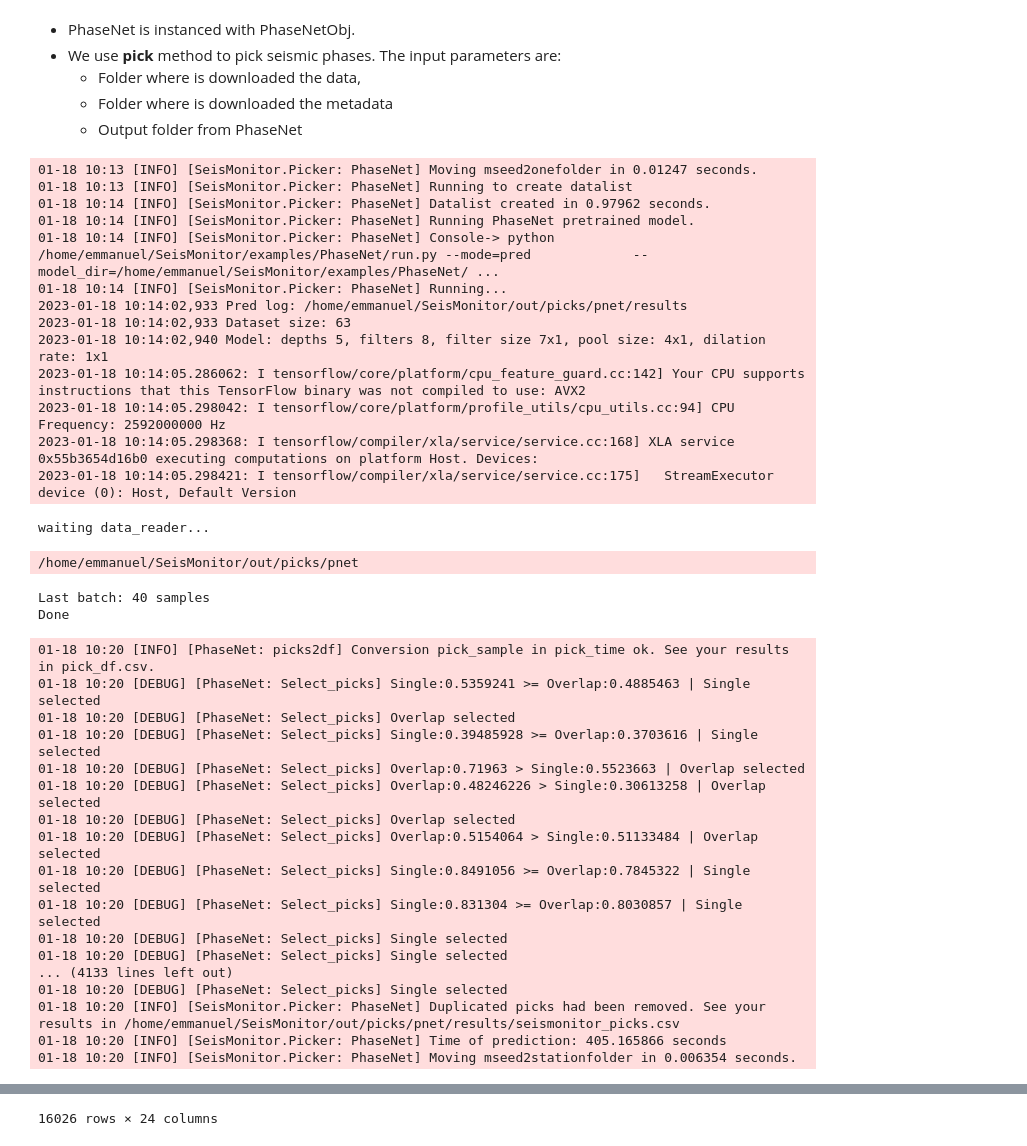
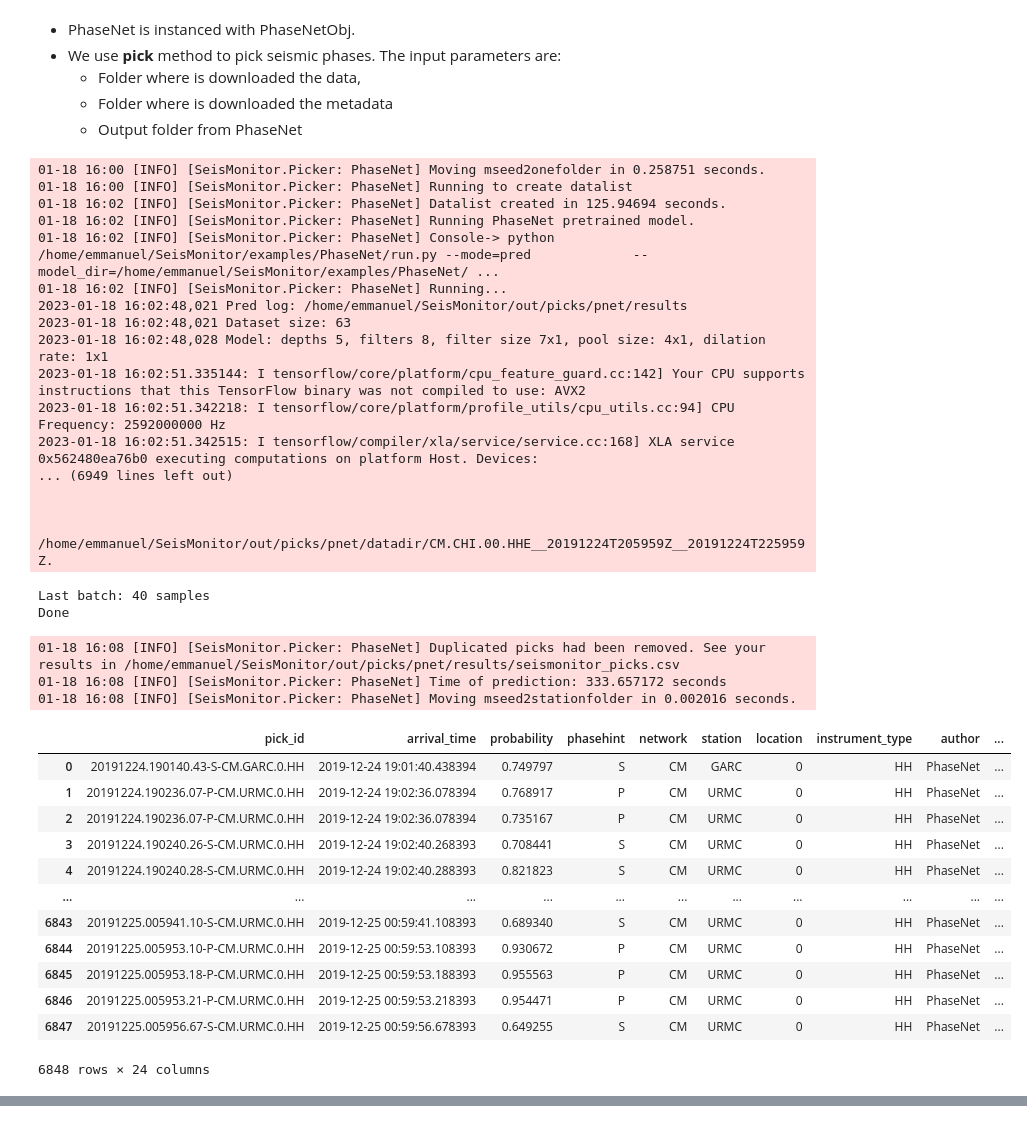
Before and after one commit to ecastillot/SeisMonitor, a Jupyter notebook: examples/2.picker.ipynb, the cells around one changed output, grey strips where cells are left out. Cells and saved outputs as stored; diff of their text form; code cells hidden in the pictures.

```diff
--- a/examples/2.picker.ipynb
+++ b/examples/2.picker.ipynb
@@ -187,7 +187,7 @@ True
 We create the object: PhaseNetObj, which contains the PhaseNet parameters.
 # %%
 pnetobj = PhaseNetObj(pnet_path,
-            P_threshold=0.3, S_threshold=0.3,
+            P_threshold=0.7, S_threshold=0.6,
             batch_size=100
             )
 # %% [markdown]
@@ -197,46 +197,47 @@ pnetobj = PhaseNetObj(pnet_path,
     - Folder where is downloaded the metadata
     - Output folder from PhaseNet
 # %%
-archive = os.path.join(os.path.dirname(os.getcwd()),"out")
+archive = os.path.join(repository_path,"out")
 mseed_storage = os.path.join(archive,"downloads")
 json_dir = os.path.join(archive,"stations")
 out_dir = os.path.join(archive,"picks","pnet")
 result = os.path.join(archive,"picks","pnet","seismonitor_picks.csv")
 
 pnet = PhaseNet(pnetobj)
 pnet.pick(mseed_storage,json_dir,out_dir)
 # %% [output]
-01-18 10:13 [INFO] [SeisMonitor.Picker: PhaseNet] Moving mseed2onefolder in 0.01247 seconds.
-01-18 10:13 [INFO] [SeisMonitor.Picker: PhaseNet] Running to create datalist
-01-18 10:14 [INFO] [SeisMonitor.Picker: PhaseNet] Datalist created in 0.97962 seconds.
-01-18 10:14 [INFO] [SeisMonitor.Picker: PhaseNet] Running PhaseNet pretrained model.
-01-18 10:14 [INFO] [SeisMonitor.Picker: PhaseNet] Console-> python /home/emmanuel/SeisMonitor/examples/PhaseNet/run.py --mode=pred             --model_dir=/home/emmanuel/SeisMonitor/examples/PhaseNet/ ...
-01-18 10:14 [INFO] [SeisMonitor.Picker: PhaseNet] Running...
-2023-01-18 10:14:02,933 Pred log: /home/emmanuel/SeisMonitor/out/picks/pnet/results
-2023-01-18 10:14:02,933 Dataset size: 63
-2023-01-18 10:14:02,940 Model: depths 5, filters 8, filter size 7x1, pool size: 4x1, dilation rate: 1x1
-2023-01-18 10:14:05.286062: I tensorflow/core/platform/cpu_feature_guard.cc:142] Your CPU supports instructions that this TensorFlow binary was not compiled to use: AVX2
-2023-01-18 10:14:05.298042: I tensorflow/core/platform/profile_utils/cpu_utils.cc:94] CPU Frequency: 2592000000 Hz
-2023-01-18 10:14:05.298368: I tensorflow/compiler/xla/service/service.cc:168] XLA service 0x55b3654d16b0 executing computations on platform Host. Devices:
-2023-01-18 10:14:05.298421: I tensorflow/compiler/xla/service/service.cc:175]   StreamExecutor device (0): Host, Default Version
+01-18 16:00 [INFO] [SeisMonitor.Picker: PhaseNet] Moving mseed2onefolder in 0.258751 seconds.
+01-18 16:00 [INFO] [SeisMonitor.Picker: PhaseNet] Running to create datalist
+01-18 16:02 [INFO] [SeisMonitor.Picker: PhaseNet] Datalist created in 125.94694 seconds.
+01-18 16:02 [INFO] [SeisMonitor.Picker: PhaseNet] Running PhaseNet pretrained model.
+01-18 16:02 [INFO] [SeisMonitor.Picker: PhaseNet] Console-> python /home/emmanuel/SeisMonitor/examples/PhaseNet/run.py --mode=pred             --model_dir=/home/emmanuel/SeisMonitor/examples/PhaseNet/ ...
+01-18 16:02 [INFO] [SeisMonitor.Picker: PhaseNet] Running...
+2023-01-18 16:02:48,021 Pred log: /home/emmanuel/SeisMonitor/out/picks/pnet/results
+2023-01-18 16:02:48,021 Dataset size: 63
+2023-01-18 16:02:48,028 Model: depths 5, filters 8, filter size 7x1, pool size: 4x1, dilation rate: 1x1
+2023-01-18 16:02:51.335144: I tensorflow/core/platform/cpu_feature_guard.cc:142] Your CPU supports instructions that this TensorFlow binary was not compiled to use: AVX2
+2023-01-18 16:02:51.342218: I tensorflow/core/platform/profile_utils/cpu_utils.cc:94] CPU Frequency: 2592000000 Hz
+2023-01-18 16:02:51.342515: I tensorflow/compiler/xla/service/service.cc:168] XLA service 0x562480ea76b0 executing computations on platform Host. Devices:
+... (6949 lines left out)
+
+
+
+/home/emmanuel/SeisMonitor/out/picks/pnet/datadir/CM.CHI.00.HHE__20191224T205959Z__20191224T225959Z.
-waiting data_reader...
+Last batch: 40 samples
+Done
-/home/emmanuel/SeisMonitor/out/picks/pnet
+01-18 16:08 [INFO] [SeisMonitor.Picker: PhaseNet] Duplicated picks had been removed. See your results in /home/emmanuel/SeisMonitor/out/picks/pnet/results/seismonitor_picks.csv
+01-18 16:08 [INFO] [SeisMonitor.Picker: PhaseNet] Time of prediction: 333.657172 seconds
+01-18 16:08 [INFO] [SeisMonitor.Picker: PhaseNet] Moving mseed2stationfolder in 0.002016 seconds.
+|  | pick_id | arrival_time | probability | phasehint | network | station | location | instrument_type | author | ... |
+| 0 | 20191224.190140.43-S-CM.GARC.0.HH | 2019-12-24 19:01:40.438394 | 0.749797 | S | CM | GARC | 0 | HH | PhaseNet | ... |
+| 1 | 20191224.190236.07-P-CM.URMC.0.HH | 2019-12-24 19:02:36.078394 | 0.768917 | P | CM | URMC | 0 | HH | PhaseNet | ... |
+| 2 | 20191224.190236.07-P-CM.URMC.0.HH | 2019-12-24 19:02:36.078394 | 0.735167 | P | CM | URMC | 0 | HH | PhaseNet | ... |
+| 3 | 20191224.190240.26-S-CM.URMC.0.HH | 2019-12-24 19:02:40.268393 | 0.708441 | S | CM | URMC | 0 | HH | PhaseNet | ... |
+| 4 | 20191224.190240.28-S-CM.URMC.0.HH | 2019-12-24 19:02:40.288393 | 0.821823 | S | CM | URMC | 0 | HH | PhaseNet | ... |
+| ... | ... | ... | ... | ... | ... | ... | ... | ... | ... | ... |
+| 6843 | 20191225.005941.10-S-CM.URMC.0.HH | 2019-12-25 00:59:41.108393 | 0.689340 | S | CM | URMC | 0 | HH | PhaseNet | ... |
+| 6844 | 20191225.005953.10-P-CM.URMC.0.HH | 2019-12-25 00:59:53.108393 | 0.930672 | P | CM | URMC | 0 | HH | PhaseNet | ... |
+| 6845 | 20191225.005953.18-P-CM.URMC.0.HH | 2019-12-25 00:59:53.188393 | 0.955563 | P | CM | URMC | 0 | HH | PhaseNet | ... |
+| 6846 | 20191225.005953.21-P-CM.URMC.0.HH | 2019-12-25 00:59:53.218393 | 0.954471 | P | CM | URMC | 0 | HH | PhaseNet | ... |
+| 6847 | 20191225.005956.67-S-CM.URMC.0.HH | 2019-12-25 00:59:56.678393 | 0.649255 | S | CM | URMC | 0 | HH | PhaseNet | ... |
-Last batch: 40 samples
-Done
+6848 rows × 24 columns
-01-18 10:20 [INFO] [PhaseNet: picks2df] Conversion pick_sample in pick_time ok. See your results in pick_df.csv.
-01-18 10:20 [DEBUG] [PhaseNet: Select_picks] Single:0.5359241 >= Overlap:0.4885463 | Single selected
-01-18 10:20 [DEBUG] [PhaseNet: Select_picks] Overlap selected
-01-18 10:20 [DEBUG] [PhaseNet: Select_picks] Single:0.39485928 >= Overlap:0.3703616 | Single selected
-01-18 10:20 [DEBUG] [PhaseNet: Select_picks] Overlap:0.71963 > Single:0.5523663 | Overlap selected
-01-18 10:20 [DEBUG] [PhaseNet: Select_picks] Overlap:0.48246226 > Single:0.30613258 | Overlap selected
-01-18 10:20 [DEBUG] [PhaseNet: Select_picks] Overlap selected
-01-18 10:20 [DEBUG] [PhaseNet: Select_picks] Overlap:0.5154064 > Single:0.51133484 | Overlap selected
-01-18 10:20 [DEBUG] [PhaseNet: Select_picks] Single:0.8491056 >= Overlap:0.7845322 | Single selected
-01-18 10:20 [DEBUG] [PhaseNet: Select_picks] Single:0.831304 >= Overlap:0.8030857 | Single selected
-01-18 10:20 [DEBUG] [PhaseNet: Select_picks] Single selected
-01-18 10:20 [DEBUG] [PhaseNet: Select_picks] Single selected
-... (4133 lines left out)
-01-18 10:20 [DEBUG] [PhaseNet: Select_picks] Single selected
-01-18 10:20 [INFO] [SeisMonitor.Picker: PhaseNet] Duplicated picks had been removed. See your results in /home/emmanuel/SeisMonitor/out/picks/pnet/results/seismonitor_picks.csv
-01-18 10:20 [INFO] [SeisMonitor.Picker: PhaseNet] Time of prediction: 405.165866 seconds
-01-18 10:20 [INFO] [SeisMonitor.Picker: PhaseNet] Moving mseed2stationfolder in 0.006354 seconds.
@@ -255 +243,0 @@ Done
-16026 rows × 24 columns
```
Also changed, not shown: parts of 6 cells of this notebook, 24 other files.
